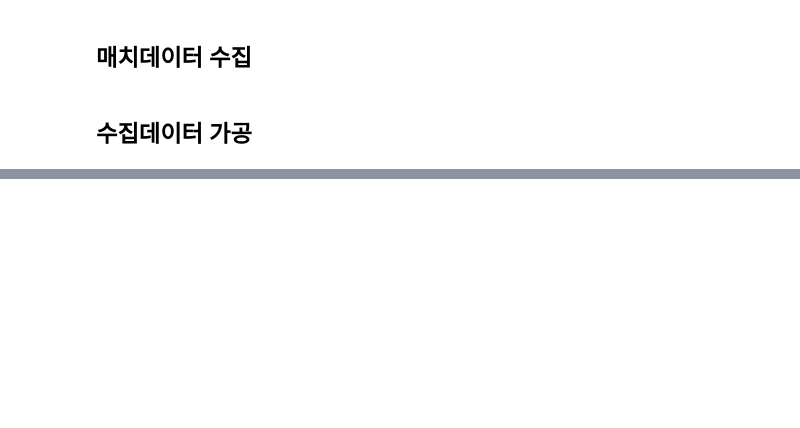
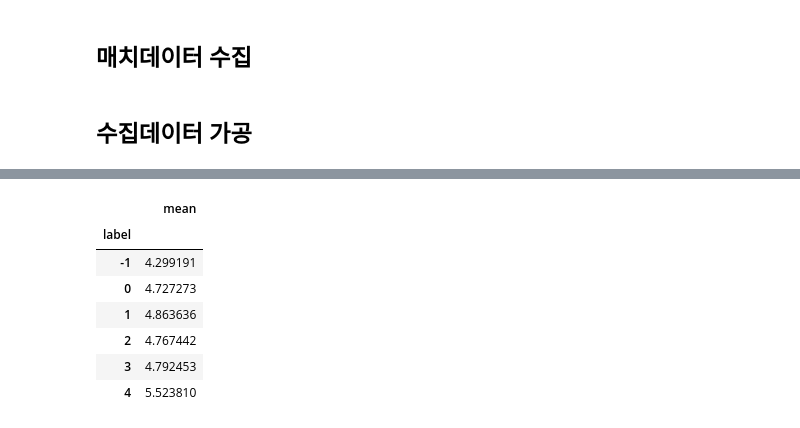
Before and after one commit to dogzz9445/team_fight_tactics_analyze, a Jupyter notebook: Main.ipynb, the cells around one changed output, grey strips where cells are left out. Saved outputs shown, nothing was run; the diff lists cells and outputs as text; code cells hidden in the pictures; blank space fills up the shorter version.

```diff
--- a/Main.ipynb
+++ b/Main.ipynb
@@ -146,0 +207,22 @@ df
+# %%
+from sklearn.cluster import DBSCAN
+from sklearn import metrics
+from sklearn.datasets import make_blobs
+from sklearn.preprocessing import StandardScaler
+
+X = df_clustering
+X = StandardScaler().fit_transform(X)
+
+# Compute DBSCAN
+db = DBSCAN(eps=11.126, min_samples=20).fit(X)
+core_samples_mask = np.zeros_like(db.labels_, dtype=bool)
+core_samples_mask[db.core_sample_indices_] = True
+labels = db.labels_
+
+# Number of clusters in labels, ignoring noise if present.
+n_clusters_ = len(set(labels)) - (1 if -1 in labels else 0)
+n_noise_ = list(labels).count(-1)
+
+print('Estimated number of clusters: %d' % n_clusters_)
+print('Estimated number of noise points: %d' % n_noise_)
+print("Silhouette Coefficient: %0.3f" % metrics.silhouette_score(X, labels))
@@ -146,0 +289,13 @@ df
+# %%
+df_result = pd.concat([df_match, pd.Series(labels, name='label')], axis=1)
+# %%
+df_result.groupby('label').agg(['mean'])['placement']
+# %% [output]
+|  | mean |
+| label |  |
+| -1 | 4.299191 |
+| 0 | 4.727273 |
+| 1 | 4.863636 |
+| 2 | 4.767442 |
+| 3 | 4.792453 |
+| 4 | 5.523810 |
```
Also changed, not shown: parts of 17 cells of this notebook, 1 other file.
